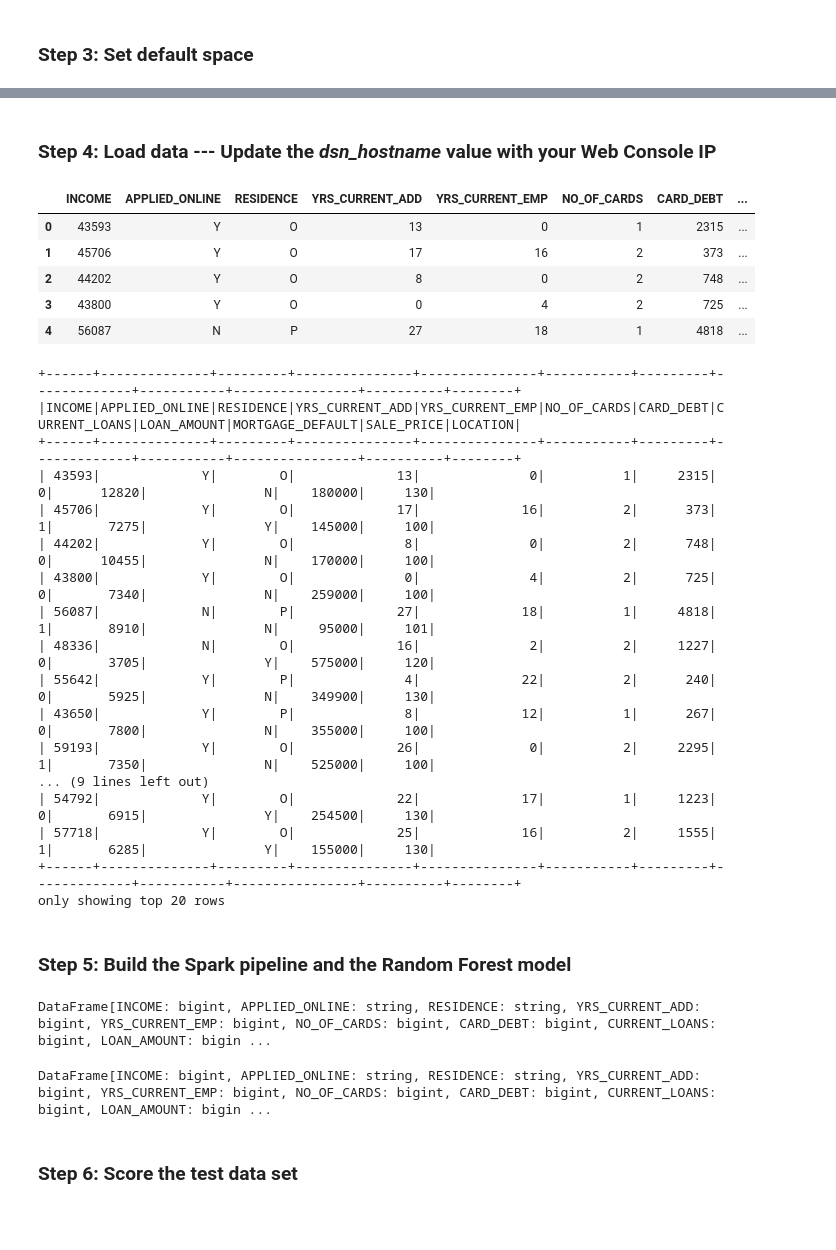
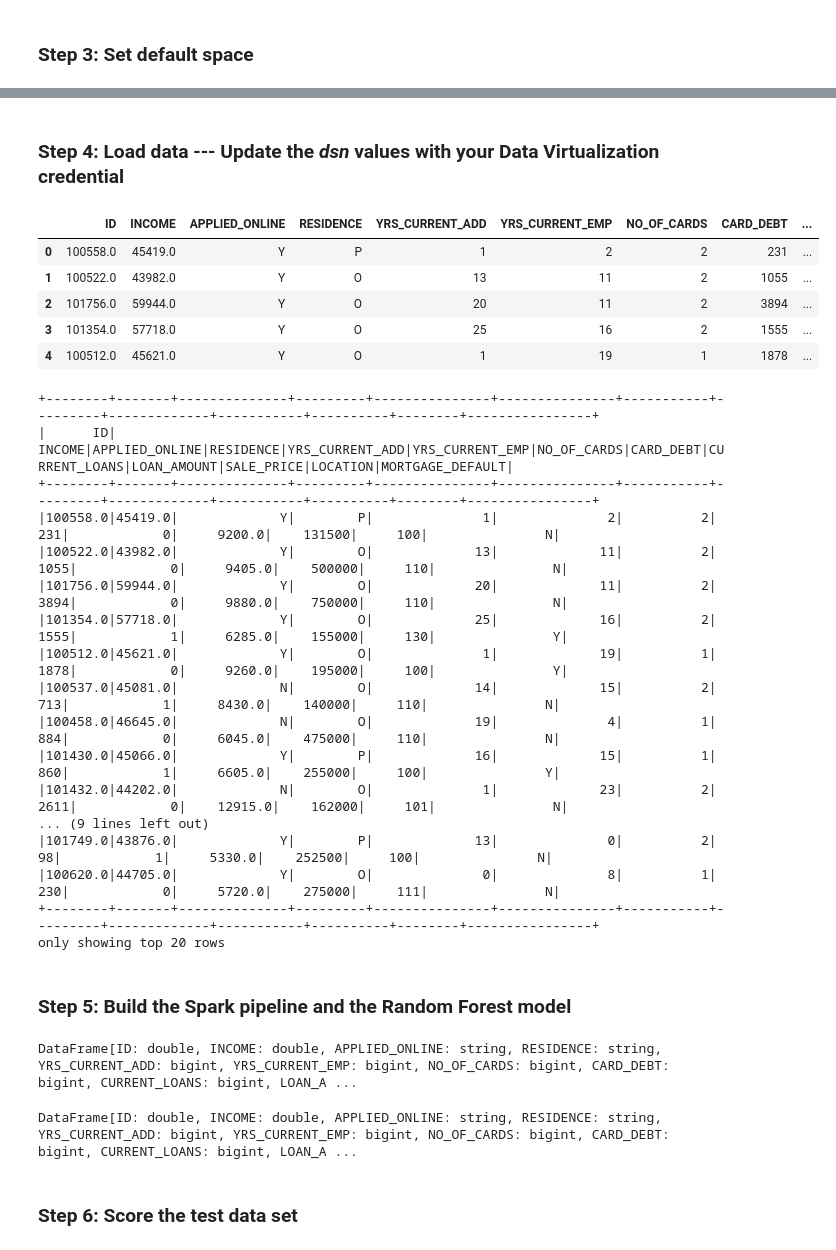
Before and after one commit to IBM-ICP4D/icp4d-tutorials, a Jupyter notebook: assets/mortgage-002/MortgageNotebook.V25.jupyter-py36.ipynb, the cells around one changed output, grey strips where cells are left out. Drawn from its saved outputs; the diff is of its cells as text; code cells hidden in the pictures; blank space fills up the shorter version.

Commit message:
Updated MORTGAGE_JOIN_VIEW location to DV

```diff
--- a/assets/mortgage-002/MortgageNotebook.V25.jupyter-py36.ipynb
+++ b/assets/mortgage-002/MortgageNotebook.V25.jupyter-py36.ipynb
@@ -82,3 +82,3 @@ Space ID = 1f8ba005-97fc-4786-982b-9749e69e62a7
 'SUCCESS'
 # %% [markdown]
-### Step 4: Load data  --- Update the *dsn_hostname* value with your Web Console IP
+### Step 4: Load data  --- Update the *dsn* values with your Data Virtualization credential
@@ -92,19 +85,24 @@ dsn_pwd      = "password"            # e.g. "7dBZ3jWt9xN6$o0JiX!m"
+# %%
+#Enter the values for you database connection found under data virtualization
+dsn_url = "jdbc:db2://dv-server.zen.svc.cluster.local:32051/bigsql"   # e.g. "jdbc:db2://dv-server.zen.local:32051/bigsql"
+dsn_uid = "user1022"                                                  # e.g. "dash104434"
+dsn_pwd = "sw?#@lT_674MfPI5"                                          # e.g. "7dBZ3jWt9xN6$o0JiX!m"
 # %%
-connection_string='jdbc:db2://'+dsn_hostname+':'+dsn_port+'/'+dsn_database
+connection_string=dsn_url
 if (sys.version_info >= (3,0)):
     conn = jaydebeapi.connect("com.ibm.db2.jcc.DB2Driver", connection_string, [dsn_uid, dsn_pwd])
 else:
     conn = jaydebeapi.connect("com.ibm.db2.jcc.DB2Driver", [connection_string, dsn_uid, dsn_pwd])
 # %%
-df = pd.read_sql("select * from db2inst1.MORTGAGE_JOIN", con=conn)
+df = pd.read_sql("select * from USER999.MORTGAGE_JOIN_VIEW", con=conn)
 df.head(5)
 # %% [output]
-|  | INCOME | APPLIED_ONLINE | RESIDENCE | YRS_CURRENT_ADD | YRS_CURRENT_EMP | NO_OF_CARDS | CARD_DEBT | ... |
-| 0 | 43593 | Y | O | 13 | 0 | 1 | 2315 | ... |
-| 1 | 45706 | Y | O | 17 | 16 | 2 | 373 | ... |
-| 2 | 44202 | Y | O | 8 | 0 | 2 | 748 | ... |
-| 3 | 43800 | Y | O | 0 | 4 | 2 | 725 | ... |
-| 4 | 56087 | N | P | 27 | 18 | 1 | 4818 | ... |
+|  | ID | INCOME | APPLIED_ONLINE | RESIDENCE | YRS_CURRENT_ADD | YRS_CURRENT_EMP | NO_OF_CARDS | CARD_DEBT | ... |
+| 0 | 100558.0 | 45419.0 | Y | P | 1 | 2 | 2 | 231 | ... |
+| 1 | 100522.0 | 43982.0 | Y | O | 13 | 11 | 2 | 1055 | ... |
+| 2 | 101756.0 | 59944.0 | Y | O | 20 | 11 | 2 | 3894 | ... |
+| 3 | 101354.0 | 57718.0 | Y | O | 25 | 16 | 2 | 1555 | ... |
+| 4 | 100512.0 | 45621.0 | Y | O | 1 | 19 | 1 | 1878 | ... |
 # %%
 from pyspark.sql import SQLContext
 from pyspark import SparkConf, SparkContext
@@ -117,22 +115,22 @@ SQLContext = SQLContext(sc)
 sdf = SQLContext.createDataFrame(df)
 sdf.show()
 # %% [output]
-+------+--------------+---------+---------------+---------------+-----------+---------+-------------+-----------+----------------+----------+--------+
-|INCOME|APPLIED_ONLINE|RESIDENCE|YRS_CURRENT_ADD|YRS_CURRENT_EMP|NO_OF_CARDS|CARD_DEBT|CURRENT_LOANS|LOAN_AMOUNT|MORTGAGE_DEFAULT|SALE_PRICE|LOCATION|
-+------+--------------+---------+---------------+---------------+-----------+---------+-------------+-----------+----------------+----------+--------+
-| 43593|             Y|        O|             13|              0|          1|     2315|            0|      12820|               N|    180000|     130|
-| 45706|             Y|        O|             17|             16|          2|      373|            1|       7275|               Y|    145000|     100|
-| 44202|             Y|        O|              8|              0|          2|      748|            0|      10455|               N|    170000|     100|
-| 43800|             Y|        O|              0|              4|          2|      725|            0|       7340|               N|    259000|     100|
-| 56087|             N|        P|             27|             18|          1|     4818|            1|       8910|               N|     95000|     101|
-| 48336|             N|        O|             16|              2|          2|     1227|            0|       3705|               Y|    575000|     120|
-| 55642|             Y|        P|              4|             22|          2|      240|            0|       5925|               N|    349900|     130|
-| 43650|             Y|        P|              8|             12|          1|      267|            0|       7800|               N|    355000|     100|
-| 59193|             Y|        O|             26|              0|          2|     2295|            1|       7350|               N|    525000|     100|
++--------+-------+--------------+---------+---------------+---------------+-----------+---------+-------------+-----------+----------+--------+----------------+
+|      ID| INCOME|APPLIED_ONLINE|RESIDENCE|YRS_CURRENT_ADD|YRS_CURRENT_EMP|NO_OF_CARDS|CARD_DEBT|CURRENT_LOANS|LOAN_AMOUNT|SALE_PRICE|LOCATION|MORTGAGE_DEFAULT|
++--------+-------+--------------+---------+---------------+---------------+-----------+---------+-------------+-----------+----------+--------+----------------+
+|100558.0|45419.0|             Y|        P|              1|              2|          2|      231|            0|     9200.0|    131500|     100|               N|
+|100522.0|43982.0|             Y|        O|             13|             11|          2|     1055|            0|     9405.0|    500000|     110|               N|
+|101756.0|59944.0|             Y|        O|             20|             11|          2|     3894|            0|     9880.0|    750000|     110|               N|
+|101354.0|57718.0|             Y|        O|             25|             16|          2|     1555|            1|     6285.0|    155000|     130|               Y|
+|100512.0|45621.0|             Y|        O|              1|             19|          1|     1878|            0|     9260.0|    195000|     100|               Y|
+|100537.0|45081.0|             N|        O|             14|             15|          2|      713|            1|     8430.0|    140000|     110|               N|
+|100458.0|46645.0|             N|        O|             19|              4|          1|      884|            0|     6045.0|    475000|     110|               N|
+|101430.0|45066.0|             Y|        P|             16|             15|          1|      860|            1|     6605.0|    255000|     100|               Y|
+|101432.0|44202.0|             N|        O|              1|             23|          2|     2611|            0|    12915.0|    162000|     101|               N|
 ... (9 lines left out)
-| 54792|             Y|        O|             22|             17|          1|     1223|            0|       6915|               Y|    254500|     130|
-| 57718|             Y|        O|             25|             16|          2|     1555|            1|       6285|               Y|    155000|     130|
-+------+--------------+---------+---------------+---------------+-----------+---------+-------------+-----------+----------------+----------+--------+
+|101749.0|43876.0|             Y|        P|             13|              0|          2|       98|            1|     5330.0|    252500|     100|               N|
+|100620.0|44705.0|             Y|        O|              0|              8|          1|      230|            0|     5720.0|    275000|     111|               N|
++--------+-------+--------------+---------+---------------+---------------+-----------+---------+-------------+-----------+----------+--------+----------------+
 only showing top 20 rows
 # %% [markdown]
 ### Step 5: Build the Spark pipeline and the Random Forest model
@@ -166,14 +164,14 @@ train, test = sdf.randomSplit([0.8,0.2], seed=11)
 train.cache()
 test.cache()
 # %% [output]
-DataFrame[INCOME: bigint, APPLIED_ONLINE: string, RESIDENCE: string, YRS_CURRENT_ADD: bigint, YRS_CURRENT_EMP: bigint, NO_OF_CARDS: bigint, CARD_DEBT: bigint, CURRENT_LOANS: bigint, LOAN_AMOUNT: bigin ...
+DataFrame[ID: double, INCOME: double, APPLIED_ONLINE: string, RESIDENCE: string, YRS_CURRENT_ADD: bigint, YRS_CURRENT_EMP: bigint, NO_OF_CARDS: bigint, CARD_DEBT: bigint, CURRENT_LOANS: bigint, LOAN_A ...
 # %%
 # Build models
 model = pipeline.fit(train)
 # %%
 model.transform(test)
 # %% [output]
-DataFrame[INCOME: bigint, APPLIED_ONLINE: string, RESIDENCE: string, YRS_CURRENT_ADD: bigint, YRS_CURRENT_EMP: bigint, NO_OF_CARDS: bigint, CARD_DEBT: bigint, CURRENT_LOANS: bigint, LOAN_AMOUNT: bigin ...
+DataFrame[ID: double, INCOME: double, APPLIED_ONLINE: string, RESIDENCE: string, YRS_CURRENT_ADD: bigint, YRS_CURRENT_EMP: bigint, NO_OF_CARDS: bigint, CARD_DEBT: bigint, CURRENT_LOANS: bigint, LOAN_A ...
 # %% [markdown]
 ### Step 6: Score the test data set
 # %%
```
Also changed, not shown: parts of 7 cells of this notebook.
